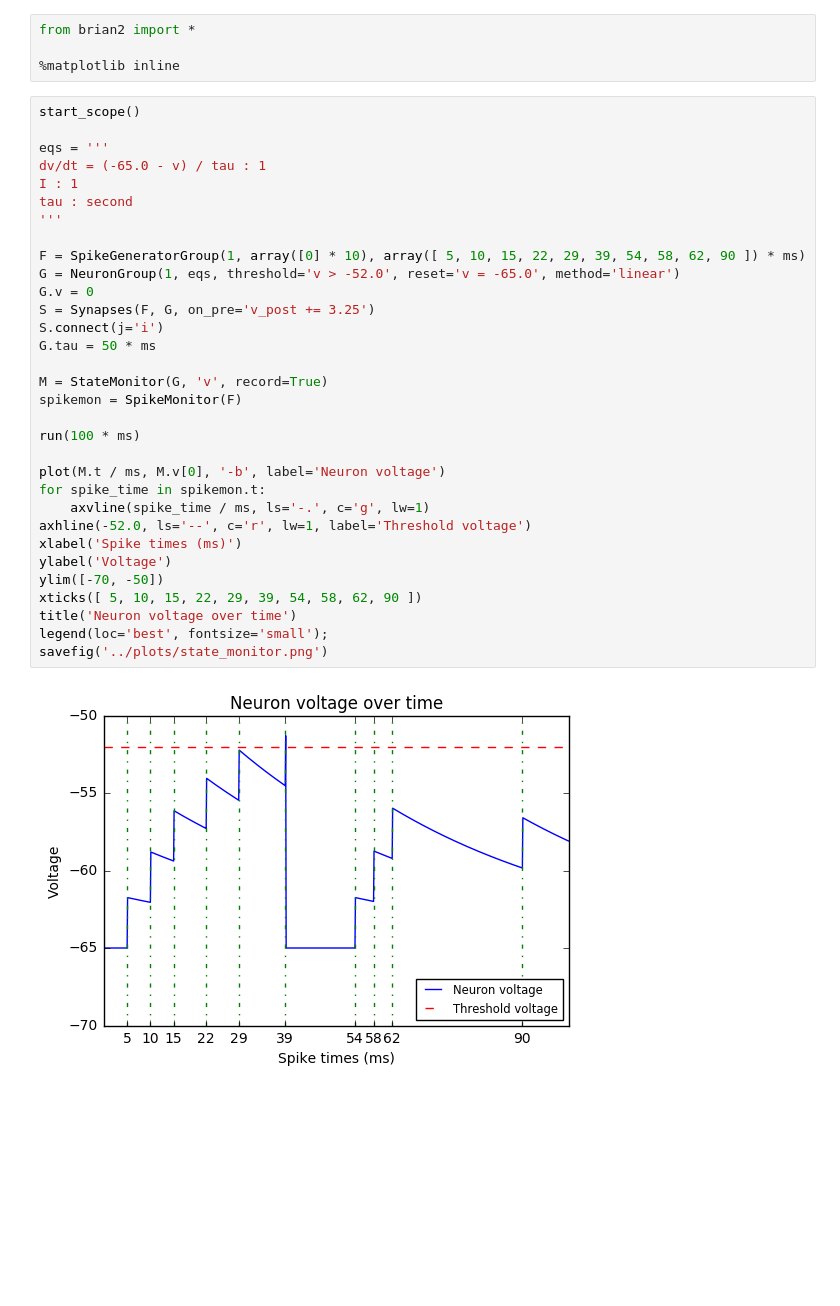
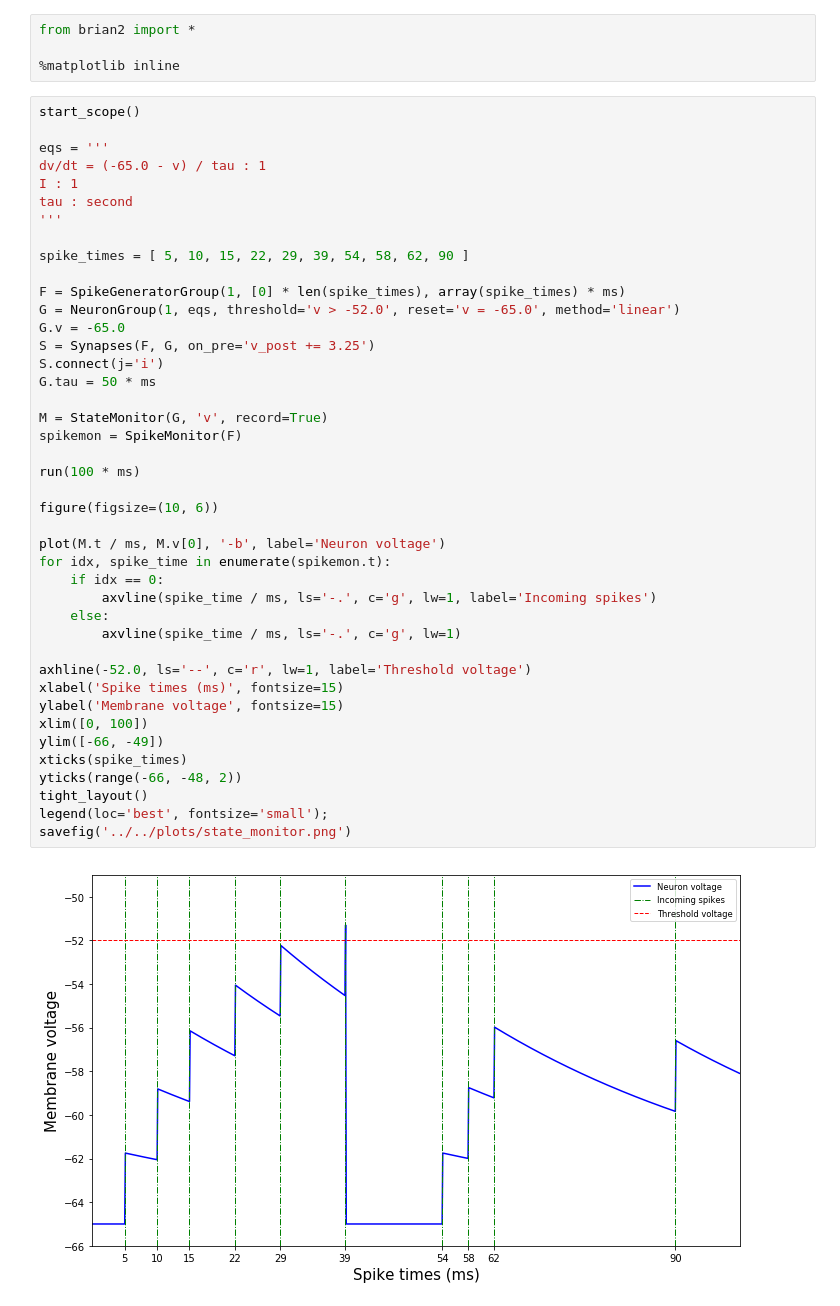
Before and after one commit to djsaunde/lm-snn, a Jupyter notebook: code/notebooks/Spiking Neuron Plots.ipynb, the cells around one changed output. Saved outputs shown, nothing was run; the diff lists cells and outputs as text; blank space fills up the shorter version.

```diff
--- a/code/notebooks/Spiking Neuron Plots.ipynb
+++ b/code/notebooks/Spiking Neuron Plots.ipynb
@@ -5,34 +5,44 @@ from brian2 import *
 # %%
 start_scope()
 
 eqs = '''
 dv/dt = (-65.0 - v) / tau : 1
 I : 1
 tau : second
 '''
 
-F = SpikeGeneratorGroup(1, array([0] * 10), array([ 5, 10, 15, 22, 29, 39, 54, 58, 62, 90 ]) * ms)
+spike_times = [ 5, 10, 15, 22, 29, 39, 54, 58, 62, 90 ]
+
+F = SpikeGeneratorGroup(1, [0] * len(spike_times), array(spike_times) * ms)
 G = NeuronGroup(1, eqs, threshold='v > -52.0', reset='v = -65.0', method='linear')
-G.v = 0
+G.v = -65.0
 S = Synapses(F, G, on_pre='v_post += 3.25')
 S.connect(j='i')
 G.tau = 50 * ms
 
 M = StateMonitor(G, 'v', record=True)
 spikemon = SpikeMonitor(F)
 
 run(100 * ms)
 
+figure(figsize=(10, 6))
+
 plot(M.t / ms, M.v[0], '-b', label='Neuron voltage')
-for spike_time in spikemon.t:
-    axvline(spike_time / ms, ls='-.', c='g', lw=1)
+for idx, spike_time in enumerate(spikemon.t):
+    if idx == 0:
+        axvline(spike_time / ms, ls='-.', c='g', lw=1, label='Incoming spikes')
+    else:
+        axvline(spike_time / ms, ls='-.', c='g', lw=1)
+
 axhline(-52.0, ls='--', c='r', lw=1, label='Threshold voltage')
-xlabel('Spike times (ms)')
-ylabel('Voltage')
-ylim([-70, -50])
-xticks([ 5, 10, 15, 22, 29, 39, 54, 58, 62, 90 ])
-title('Neuron voltage over time')
+xlabel('Spike times (ms)', fontsize=15)
+ylabel('Membrane voltage', fontsize=15)
+xlim([0, 100])
+ylim([-66, -49])
+xticks(spike_times)
+yticks(range(-66, -48, 2))
+tight_layout()
 legend(loc='best', fontsize='small');
-savefig('../plots/state_monitor.png')
+savefig('../../plots/state_monitor.png')
 # %% [output]
-[figure, old version]
+[figure, new version]
```
Also changed, not shown: 6 other files.
